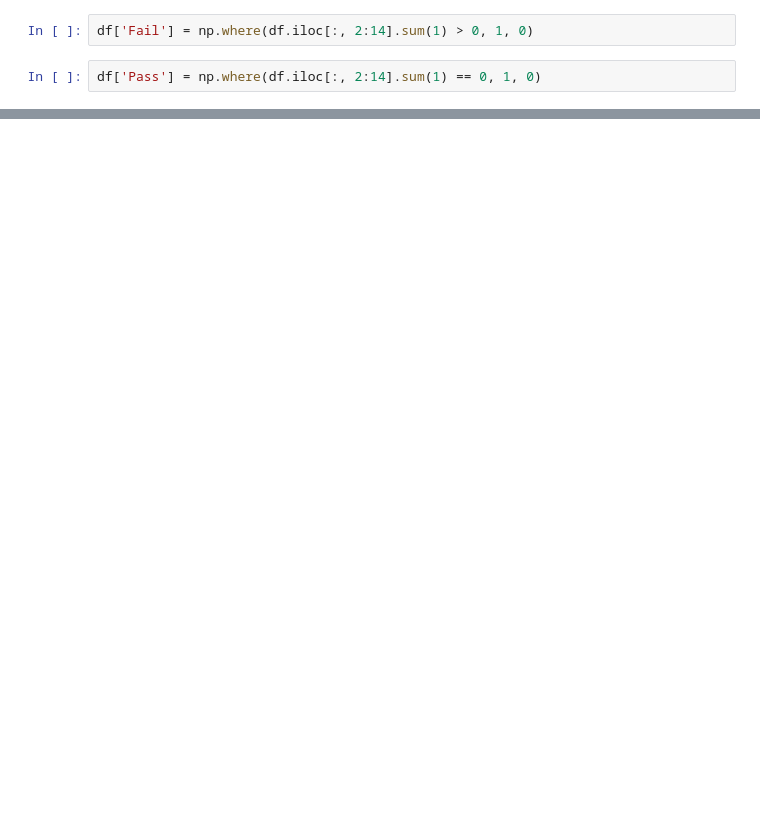
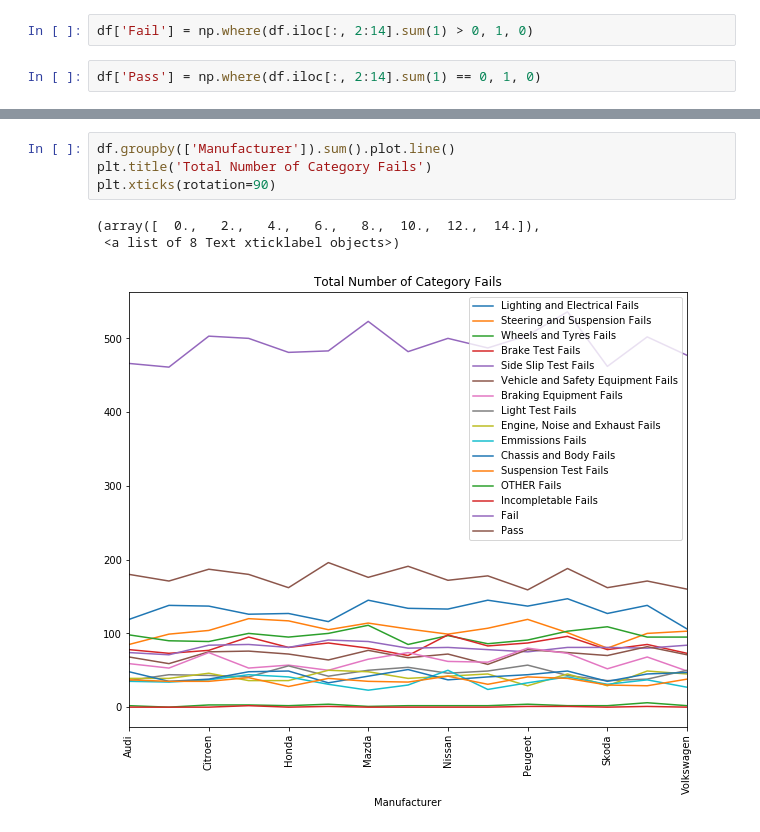
Before and after one commit to MKelly1303/GMIT_52465_Prog_Project1, a Jupyter notebook: 52465 Programming for Data Analysis Project.ipynb, the cells around one changed output, grey strips where cells are left out. Cells and saved outputs as stored; diff of their text form; blank space fills up the shorter version.

```diff
--- a/52465 Programming for Data Analysis Project.ipynb
+++ b/52465 Programming for Data Analysis Project.ipynb
@@ -319,0 +366,8 @@ df.groupby(['Manufacturer','Year']).sum()
+# %%
+df.groupby(['Manufacturer']).sum().plot.line()
+plt.title('Total Number of Category Fails')
+plt.xticks(rotation=90)
+# %% [output]
+(array([  0.,   2.,   4.,   6.,   8.,  10.,  12.,  14.]),
+ <a list of 8 Text xticklabel objects>)
+[figure, added]
```
Also changed, not shown: parts of 23 cells of this notebook.
